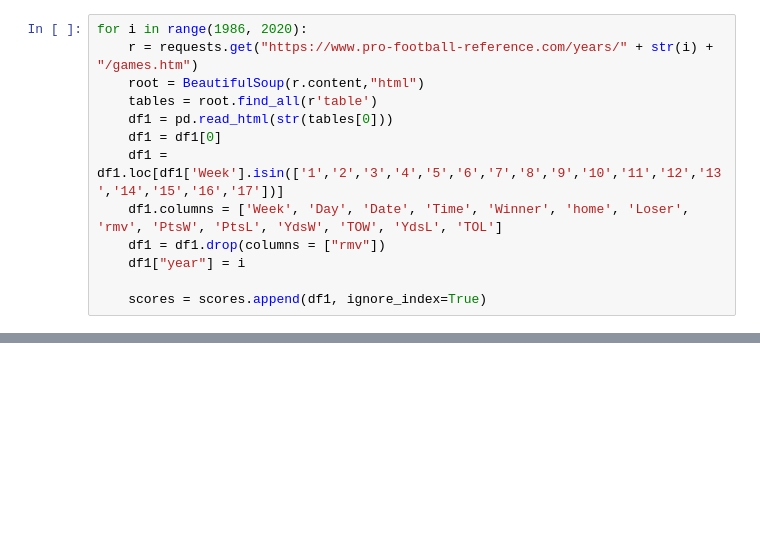
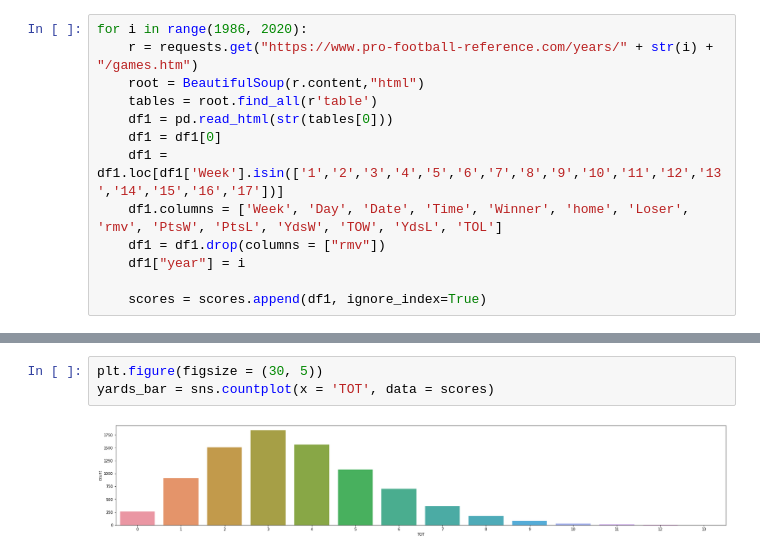
Before and after one commit to jacsho1/jacsho1.github.io, a Jupyter notebook: project.ipynb, the cells around one changed output, grey strips where cells are left out. Drawn from its saved outputs; the diff is of its cells as text; blank space fills up the shorter version.

```diff
--- a/project.ipynb
+++ b/project.ipynb
@@ -93,0 +121,5 @@ scores
+# %%
+plt.figure(figsize = (30, 5))
+yards_bar = sns.countplot(x = 'TOT', data = scores)
+# %% [output]
+[figure, added]
```
Also changed, not shown: parts of 14 cells of this notebook.
